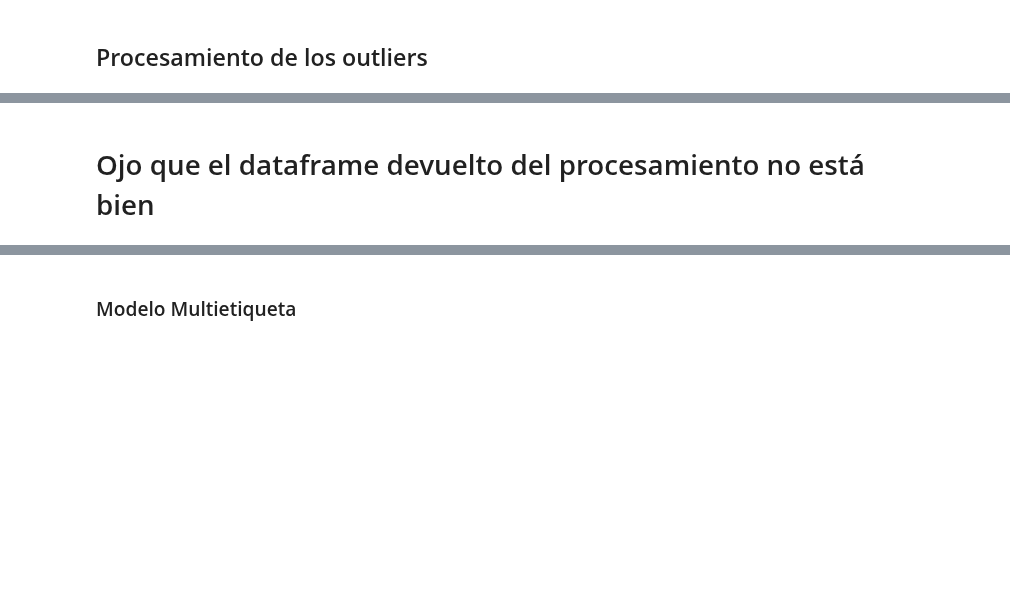
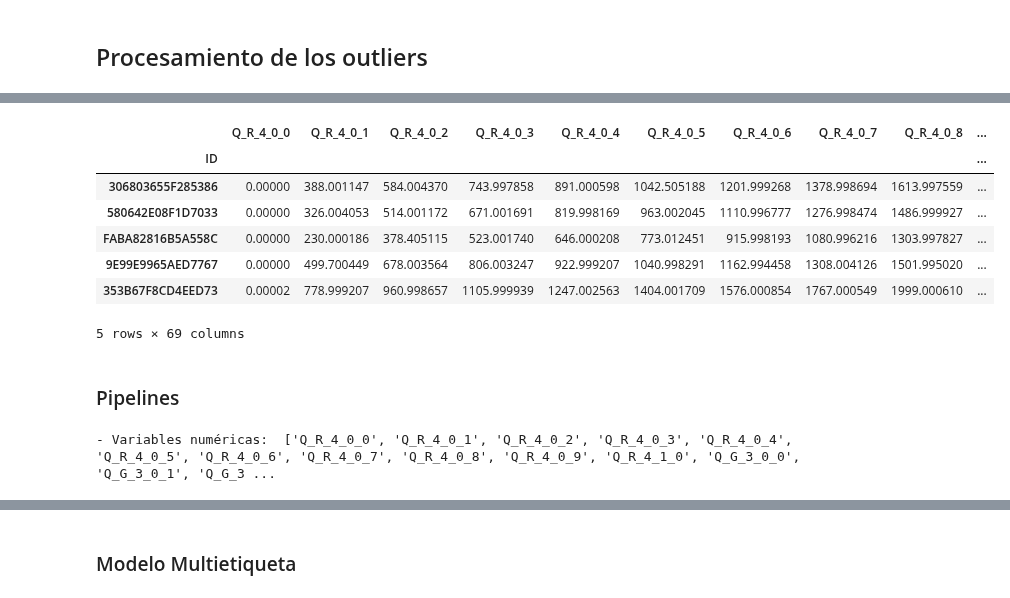
Before and after one commit to cifucg/minsait_land_classification, a Jupyter notebook: Notebook_base.ipynb, the cells around one changed output, grey strips where cells are left out. Cells and saved outputs as stored; diff of their text form; code cells hidden in the pictures; blank space fills up the shorter version.

```diff
--- a/Notebook_base.ipynb
+++ b/Notebook_base.ipynb
@@ -179,11 +236,24 @@ for step, function in enumerate(list_preprocess_function):
 # %%
-df_modelar = preprocess_data(df_pruebas_2, list_preprocess_function)
+df_modelar = preprocess_data(df_modelar, list_preprocess_function)
-# %% [markdown]
-# Ojo que el dataframe devuelto del procesamiento no está bien
+# %%
+df_modelar.head()
+# %% [output]
+|  | Q_R_4_0_0 | Q_R_4_0_1 | Q_R_4_0_2 | Q_R_4_0_3 | Q_R_4_0_4 | Q_R_4_0_5 | Q_R_4_0_6 | Q_R_4_0_7 | Q_R_4_0_8 | ... |
+| ID |  |  |  |  |  |  |  |  |  | ... |
+| 306803655F285386 | 0.00000 | 388.001147 | 584.004370 | 743.997858 | 891.000598 | 1042.505188 | 1201.999268 | 1378.998694 | 1613.997559 | ... |
+| 580642E08F1D7033 | 0.00000 | 326.004053 | 514.001172 | 671.001691 | 819.998169 | 963.002045 | 1110.996777 | 1276.998474 | 1486.999927 | ... |
+| FABA82816B5A558C | 0.00000 | 230.000186 | 378.405115 | 523.001740 | 646.000208 | 773.012451 | 915.998193 | 1080.996216 | 1303.997827 | ... |
+| 9E99E9965AED7767 | 0.00000 | 499.700449 | 678.003564 | 806.003247 | 922.999207 | 1040.998291 | 1162.994458 | 1308.004126 | 1501.995020 | ... |
+| 353B67F8CD4EED73 | 0.00002 | 778.999207 | 960.998657 | 1105.999939 | 1247.002563 | 1404.001709 | 1576.000854 | 1767.000549 | 1999.000610 | ... |
+5 rows × 69 columns
+# %% [markdown]
+### Pipelines
 # %%
 number_df_columns = df_modelar.select_dtypes(include=np.number).columns.tolist()
 
 print('\n- \033[1mVariables numéricas\033[0m: ',number_df_columns)
+# %% [output]
+- Variables numéricas:  ['Q_R_4_0_0', 'Q_R_4_0_1', 'Q_R_4_0_2', 'Q_R_4_0_3', 'Q_R_4_0_4', 'Q_R_4_0_5', 'Q_R_4_0_6', 'Q_R_4_0_7', 'Q_R_4_0_8', 'Q_R_4_0_9', 'Q_R_4_1_0', 'Q_G_3_0_0', 'Q_G_3_0_1', 'Q_G_3 ...
 # %%
 #Transformación que se le va a aplicar a las columnas numéricas
 num_transformer = Pipeline([('imputer', SimpleImputer(strategy='constant', fill_value=-1)),
```
Also changed, not shown: parts of 16 cells of this notebook.
